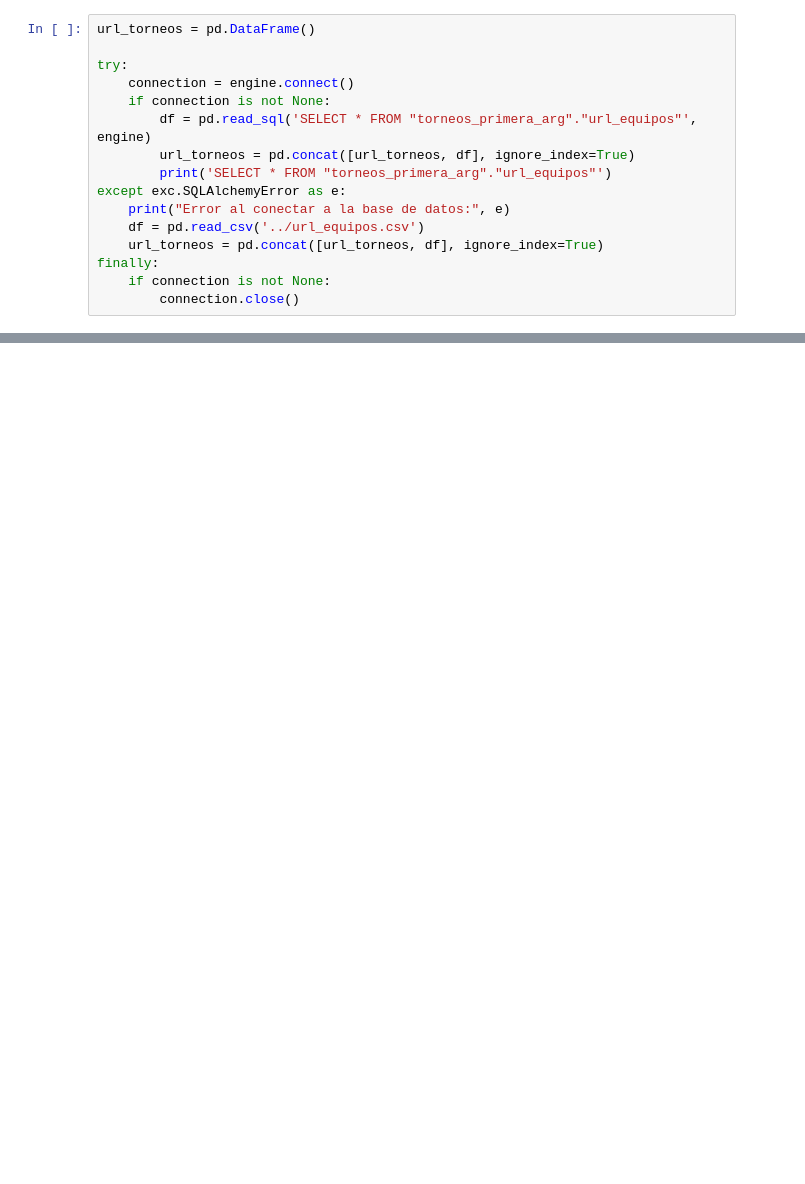
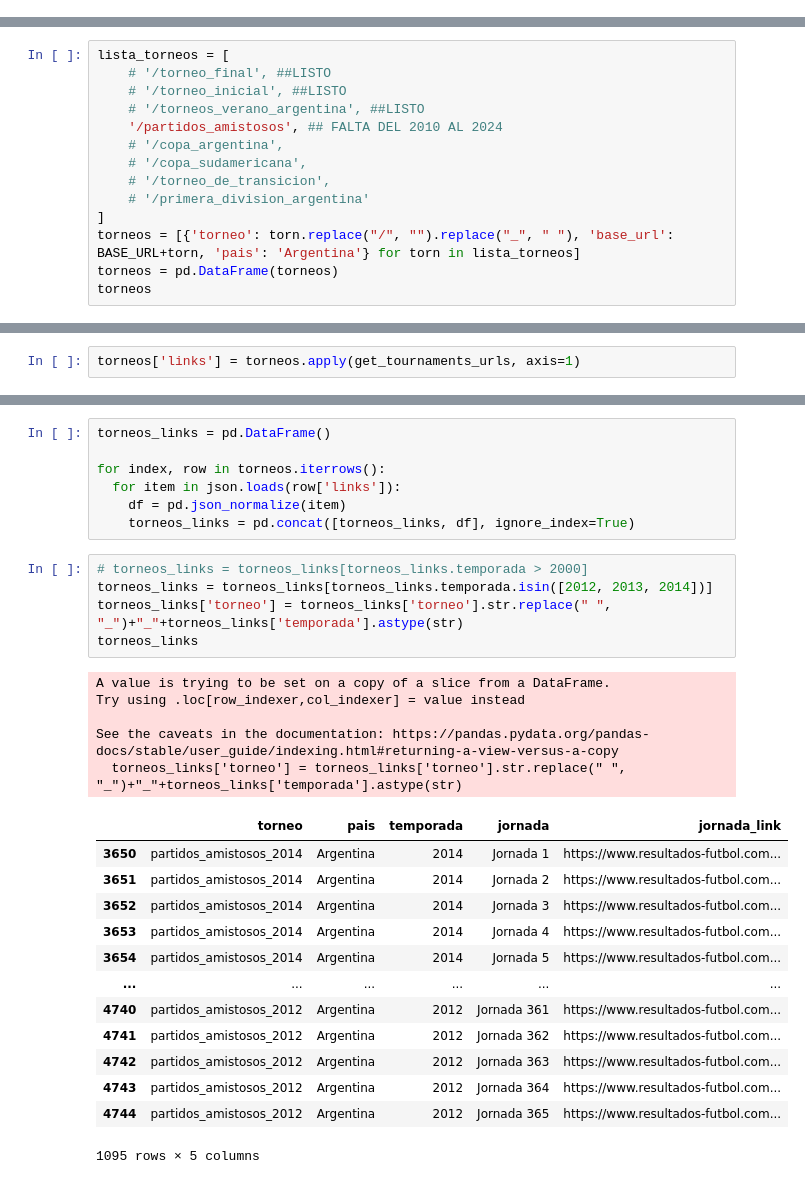
Before and after one commit to matiasfeliu92/torneos_primera_division_arg, a Jupyter notebook: ETL/1)_extract_data.ipynb, the cells around one changed output, grey strips where cells are left out. Drawn from its saved outputs; the diff is of its cells as text; blank space fills up the shorter version.

```diff
--- a/ETL/1)_extract_data.ipynb
+++ b/ETL/1)_extract_data.ipynb
@@ -22,19 +16,3 @@ engine = create_engine(database_url)
 print(engine.url)
 # %% [output]
 postgresql://matiasmazparrotefeliu:***@postgresql-matiasmazparrotefeliu.alwaysdata.net:5432/matiasmazparrotefeliu_etl_data_practise
-# %%
-url_torneos = pd.DataFrame()
-
-try:
-    connection = engine.connect()
-    if connection is not None:
-        df = pd.read_sql('SELECT * FROM "torneos_primera_arg"."url_equipos"', engine)
-        url_torneos = pd.concat([url_torneos, df], ignore_index=True)
-        print('SELECT * FROM "torneos_primera_arg"."url_equipos"')
-except exc.SQLAlchemyError as e:
-    print("Error al conectar a la base de datos:", e)
-    df = pd.read_csv('../url_equipos.csv')
-    url_torneos = pd.concat([url_torneos, df], ignore_index=True)
-finally:
-    if connection is not None:
-        connection.close()
@@ -62,0 +19,14 @@ url_torneos
+# %%
+lista_torneos = [
+    # '/torneo_final', ##LISTO
+    # '/torneo_inicial', ##LISTO
+    # '/torneos_verano_argentina', ##LISTO
+    '/partidos_amistosos', ## FALTA DEL 2010 AL 2024
+    # '/copa_argentina',
+    # '/copa_sudamericana',
+    # '/torneo_de_transicion',
+    # '/primera_division_argentina'
+]
+torneos = [{'torneo': torn.replace("/", "").replace("_", " "), 'base_url': BASE_URL+torn, 'pais': 'Argentina'} for torn in lista_torneos]
+torneos = pd.DataFrame(torneos)
+torneos
@@ -62,0 +80,2 @@ url_torneos
+# %%
+torneos['links'] = torneos.apply(get_tournaments_urls, axis=1)
@@ -63 +87,32 @@ url_torneos
+# %%
+torneos_links = pd.DataFrame()
+
+for index, row in torneos.iterrows():
+  for item in json.loads(row['links']):
+    df = pd.json_normalize(item)
+    torneos_links = pd.concat([torneos_links, df], ignore_index=True)
+# %%
+# torneos_links = torneos_links[torneos_links.temporada > 2000]
+torneos_links = torneos_links[torneos_links.temporada.isin([2012, 2013, 2014])]
+torneos_links['torneo'] = torneos_links['torneo'].str.replace(" ", "_")+"_"+torneos_links['temporada'].astype(str)
+torneos_links
+# %% [output]
+A value is trying to be set on a copy of a slice from a DataFrame.
+Try using .loc[row_indexer,col_indexer] = value instead
+
+See the caveats in the documentation: https://pandas.pydata.org/pandas-docs/stable/user_guide/indexing.html#returning-a-view-versus-a-copy
+  torneos_links['torneo'] = torneos_links['torneo'].str.replace(" ", "_")+"_"+torneos_links['temporada'].astype(str)
+|  | torneo | pais | temporada | jornada | jornada_link |
+| 3650 | partidos_amistosos_2014 | Argentina | 2014 | Jornada 1 | https://www.resultados-futbol.com... |
+| 3651 | partidos_amistosos_2014 | Argentina | 2014 | Jornada 2 | https://www.resultados-futbol.com... |
+| 3652 | partidos_amistosos_2014 | Argentina | 2014 | Jornada 3 | https://www.resultados-futbol.com... |
+| 3653 | partidos_amistosos_2014 | Argentina | 2014 | Jornada 4 | https://www.resultados-futbol.com... |
+| 3654 | partidos_amistosos_2014 | Argentina | 2014 | Jornada 5 | https://www.resultados-futbol.com... |
+| ... | ... | ... | ... | ... | ... |
+| 4740 | partidos_amistosos_2012 | Argentina | 2012 | Jornada 361 | https://www.resultados-futbol.com... |
+| 4741 | partidos_amistosos_2012 | Argentina | 2012 | Jornada 362 | https://www.resultados-futbol.com... |
+| 4742 | partidos_amistosos_2012 | Argentina | 2012 | Jornada 363 | https://www.resultados-futbol.com... |
+| 4743 | partidos_amistosos_2012 | Argentina | 2012 | Jornada 364 | https://www.resultados-futbol.com... |
+| 4744 | partidos_amistosos_2012 | Argentina | 2012 | Jornada 365 | https://www.resultados-futbol.com... |
+1095 rows × 5 columns
 # %%
```
Also changed, not shown: parts of 16 cells of this notebook, 1 other file.
